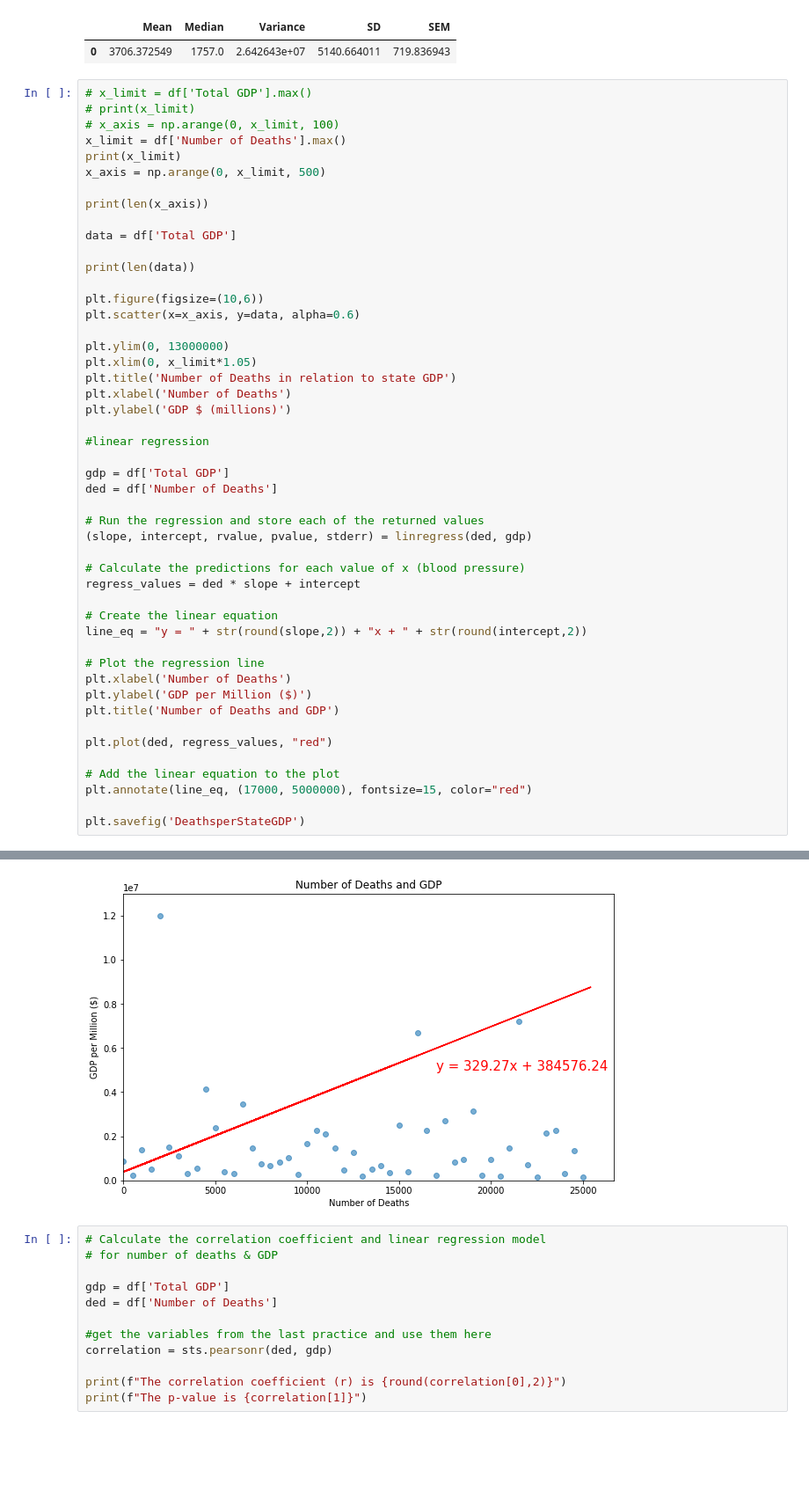
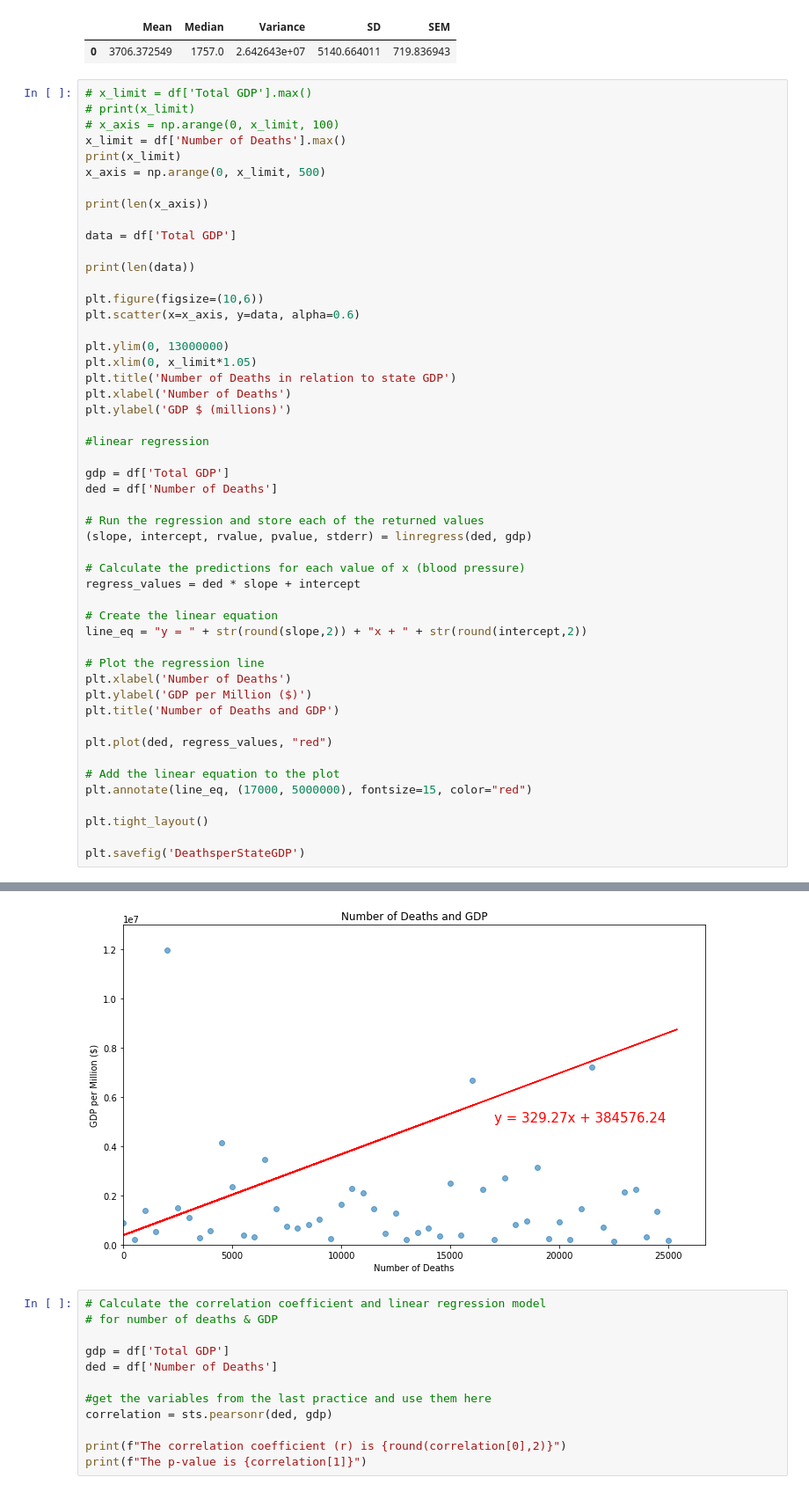
Before and after one commit to debrawu/ProjectOne, a Jupyter notebook: Project One - Visualizations .ipynb, the cells around one changed output, grey strips where cells are left out. Shown: that part at 88% size. Saved outputs shown, nothing was run; the diff lists cells and outputs as text; blank space fills up the shorter version.

```diff
--- a/Project One - Visualizations .ipynb
+++ b/Project One - Visualizations .ipynb
@@ -391,34 +412,36 @@ plt.ylabel('GDP $ (millions)')
 
 #linear regression
 
 gdp = df['Total GDP']
 ded = df['Number of Deaths']
 
 # Run the regression and store each of the returned values
 (slope, intercept, rvalue, pvalue, stderr) = linregress(ded, gdp)
 
 # Calculate the predictions for each value of x (blood pressure)
 regress_values = ded * slope + intercept
 
 # Create the linear equation
 line_eq = "y = " + str(round(slope,2)) + "x + " + str(round(intercept,2))
 
 # Plot the regression line
 plt.xlabel('Number of Deaths')
 plt.ylabel('GDP per Million ($)')
 plt.title('Number of Deaths and GDP')
 
 plt.plot(ded, regress_values, "red")
 
 # Add the linear equation to the plot
 plt.annotate(line_eq, (17000, 5000000), fontsize=15, color="red")
 
+plt.tight_layout()
+
 plt.savefig('DeathsperStateGDP')
 # %% [output]
 25413
 51
 51
-[figure, old version]
+[figure, new version]
 # %%
 # Calculate the correlation coefficient and linear regression model
 # for number of deaths & GDP
```
Also changed, not shown: parts of 7 cells of this notebook, 12 other files.
